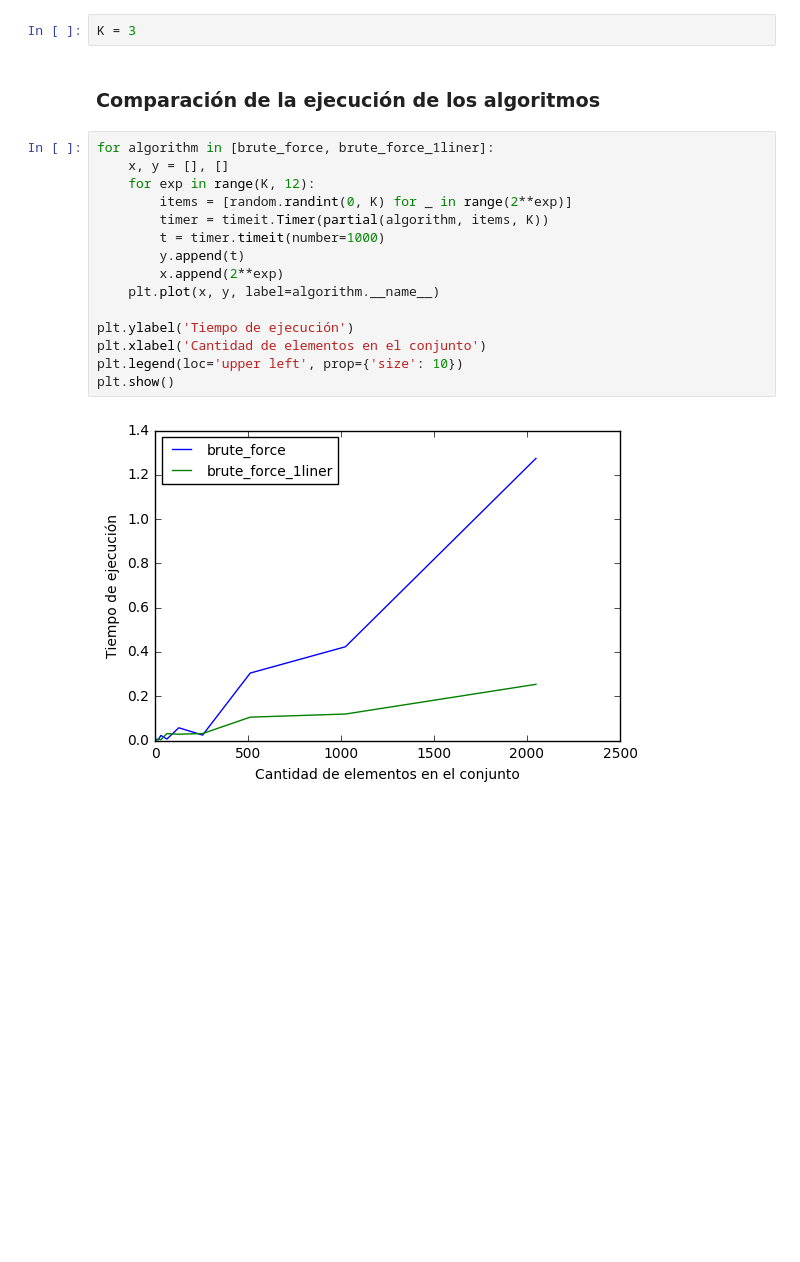
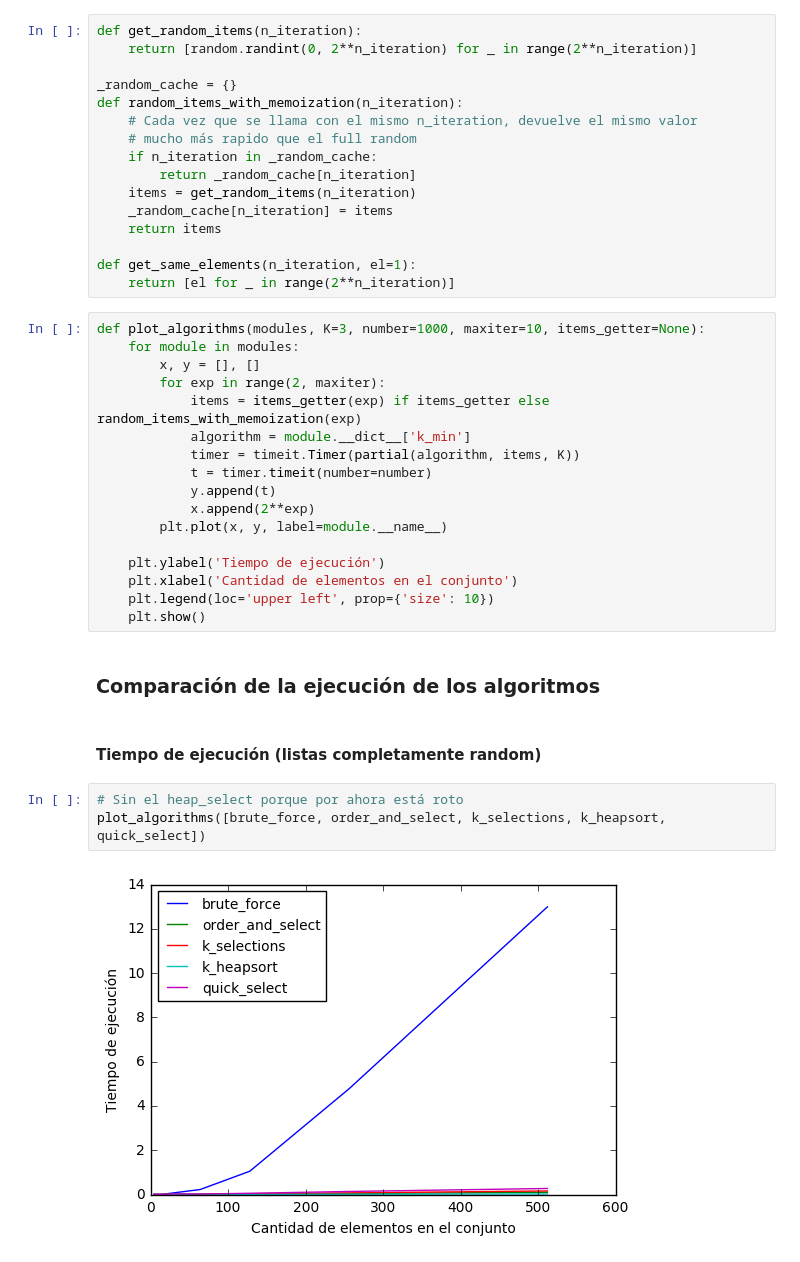
Before and after one commit to edittler/tda-fiuba, a Jupyter notebook: tp1/estadistico-k/algoritmos.ipynb, the cells around one changed output. Drawn from its saved outputs; the diff is of its cells as text; blank space fills up the shorter version.

```diff
--- a/tp1/estadistico-k/algoritmos.ipynb
+++ b/tp1/estadistico-k/algoritmos.ipynb
@@ -25,21 +17,42 @@ brute_force_1liner([4,3,2,1,7,9,2,3,8], 3)
-# %%
-K = 3
+# %%
+def get_random_items(n_iteration):
+    return [random.randint(0, 2**n_iteration) for _ in range(2**n_iteration)]
+
+_random_cache = {}
+def random_items_with_memoization(n_iteration):
+    # Cada vez que se llama con el mismo n_iteration, devuelve el mismo valor
+    # mucho más rapido que el full random
+    if n_iteration in _random_cache:
+        return _random_cache[n_iteration]
+    items = get_random_items(n_iteration)
+    _random_cache[n_iteration] = items
+    return items
+
+def get_same_elements(n_iteration, el=1):
+    return [el for _ in range(2**n_iteration)]
+# %%
+def plot_algorithms(modules, K=3, number=1000, maxiter=10, items_getter=None):
+    for module in modules:
+        x, y = [], []
+        for exp in range(2, maxiter):
+            items = items_getter(exp) if items_getter else random_items_with_memoization(exp)
+            algorithm = module.__dict__['k_min']
+            timer = timeit.Timer(partial(algorithm, items, K))
+            t = timer.timeit(number=number)
+            y.append(t)
+            x.append(2**exp)
+        plt.plot(x, y, label=module.__name__)
+
+    plt.ylabel('Tiempo de ejecución')
+    plt.xlabel('Cantidad de elementos en el conjunto')
+    plt.legend(loc='upper left', prop={'size': 10})
+    plt.show()
 # %% [markdown]
 ### Comparación de la ejecución de los algoritmos
-# %%
-for algorithm in [brute_force, brute_force_1liner]:
-    x, y = [], []
-    for exp in range(K, 12):
-        items = [random.randint(0, K) for _ in range(2**exp)]
-        timer = timeit.Timer(partial(algorithm, items, K))
-        t = timer.timeit(number=1000)
-        y.append(t)
-        x.append(2**exp)
-    plt.plot(x, y, label=algorithm.__name__)
-
-plt.ylabel('Tiempo de ejecución')
-plt.xlabel('Cantidad de elementos en el conjunto')
-plt.legend(loc='upper left', prop={'size': 10})
-plt.show()
-# %% [output]
-[figure, removed]
+# %% [markdown]
+#### Tiempo de ejecución (listas completamente random)
+# %%
+# Sin el heap_select porque por ahora está roto
+plot_algorithms([brute_force, order_and_select, k_selections, k_heapsort, quick_select])
+# %% [output]
+[figure, added]
```
Also changed, not shown: parts of 9 cells of this notebook.
